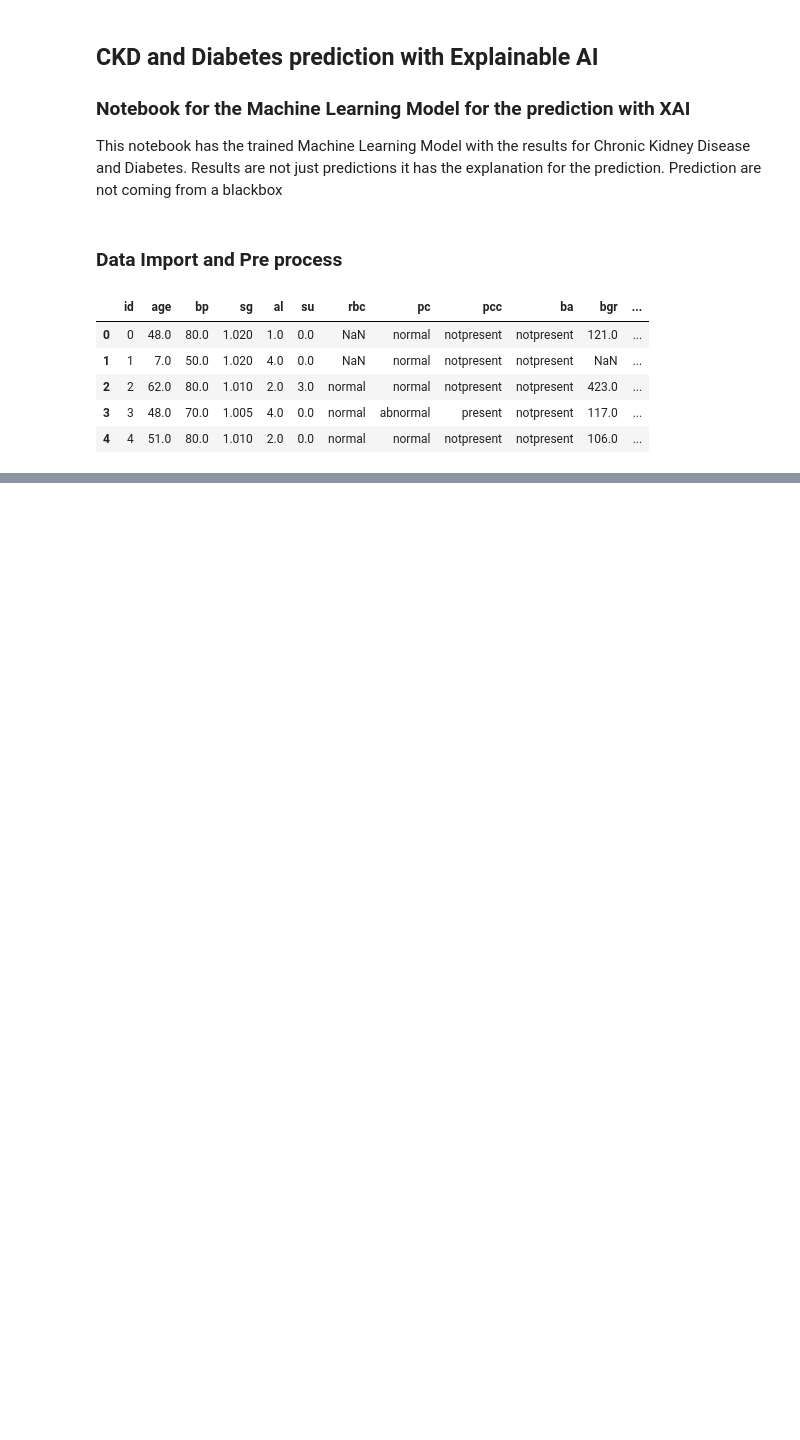
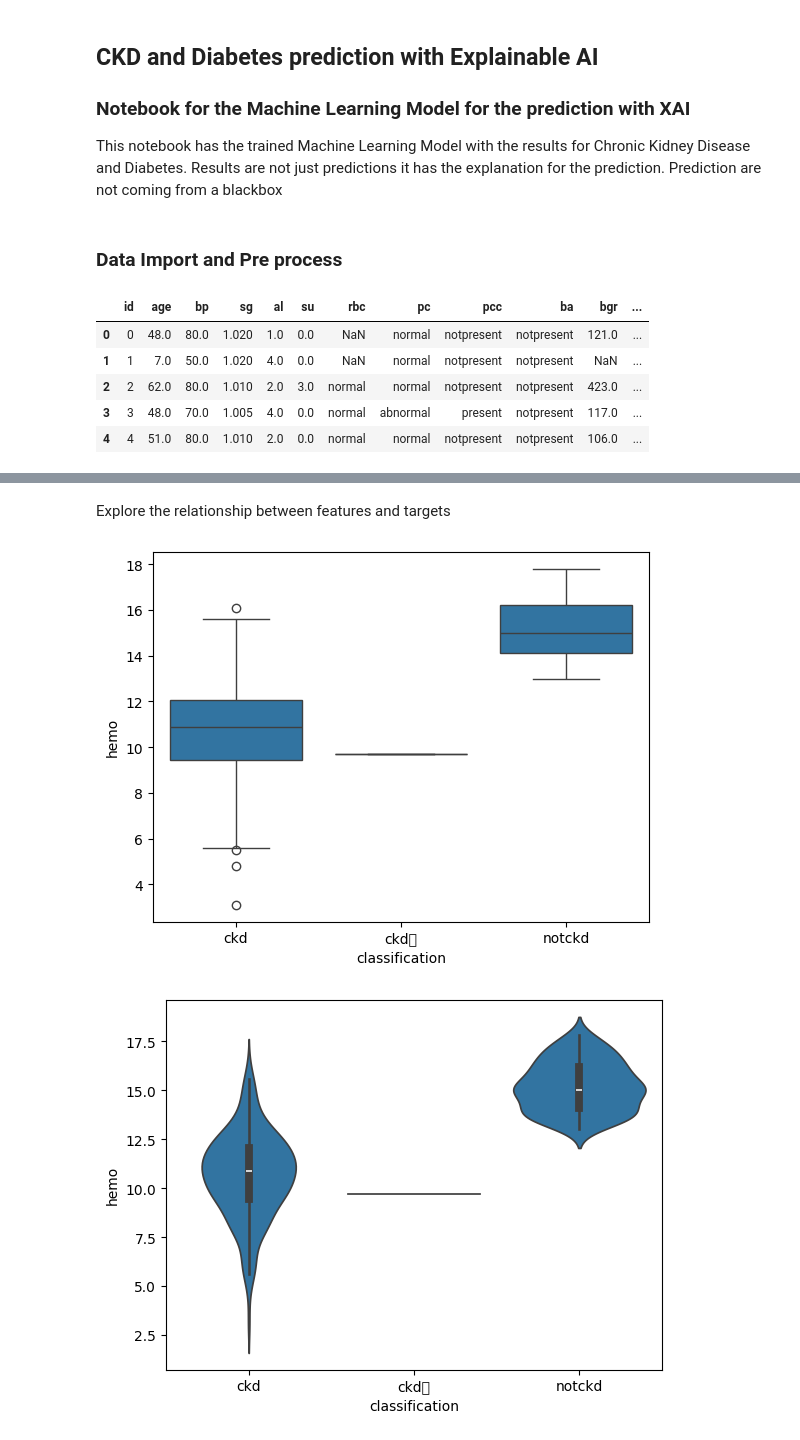
Before and after one commit to AnushkaSamaranayake/CKD_and_Diabetes_prediction_with_Explainable_AI_-XAI-, a Jupyter notebook: model.ipynb, the cells around one changed output, grey strips where cells are left out. Cells and saved outputs as stored; diff of their text form; code cells hidden in the pictures; blank space fills up the shorter version.

```diff
--- a/model.ipynb
+++ b/model.ipynb
@@ -58,0 +167,11 @@ max    399.000000   90.000000  180.000000  ...  163.000000   47.000000   17.8000
+# %% [markdown]
+Explore the relationship between features and targets
+# %%
+sns.boxplot(x='classification', y='hemo', data=df)
+plt.show()
+
+sns.violinplot(x='classification', y='hemo', data=df)
+plt.show()
+# %% [output]
+[figure, added]
+[figure, added]
```
Also changed, not shown: parts of 28 cells of this notebook.
